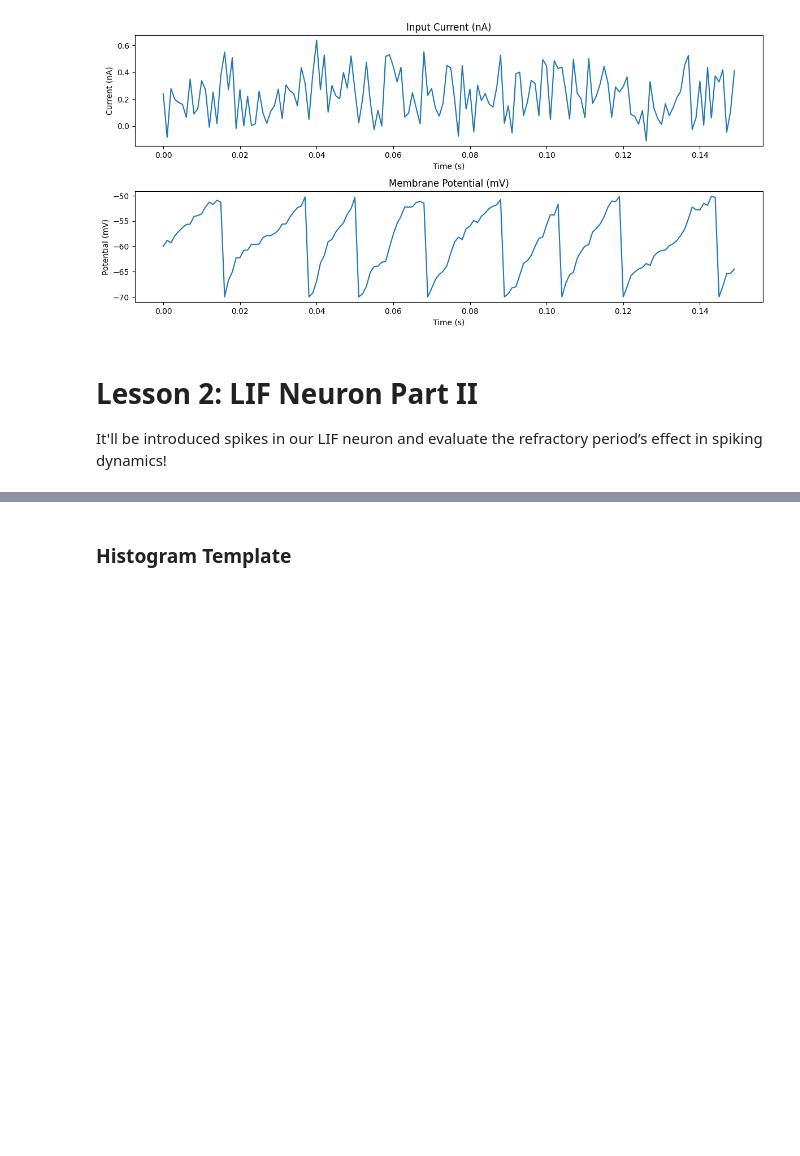
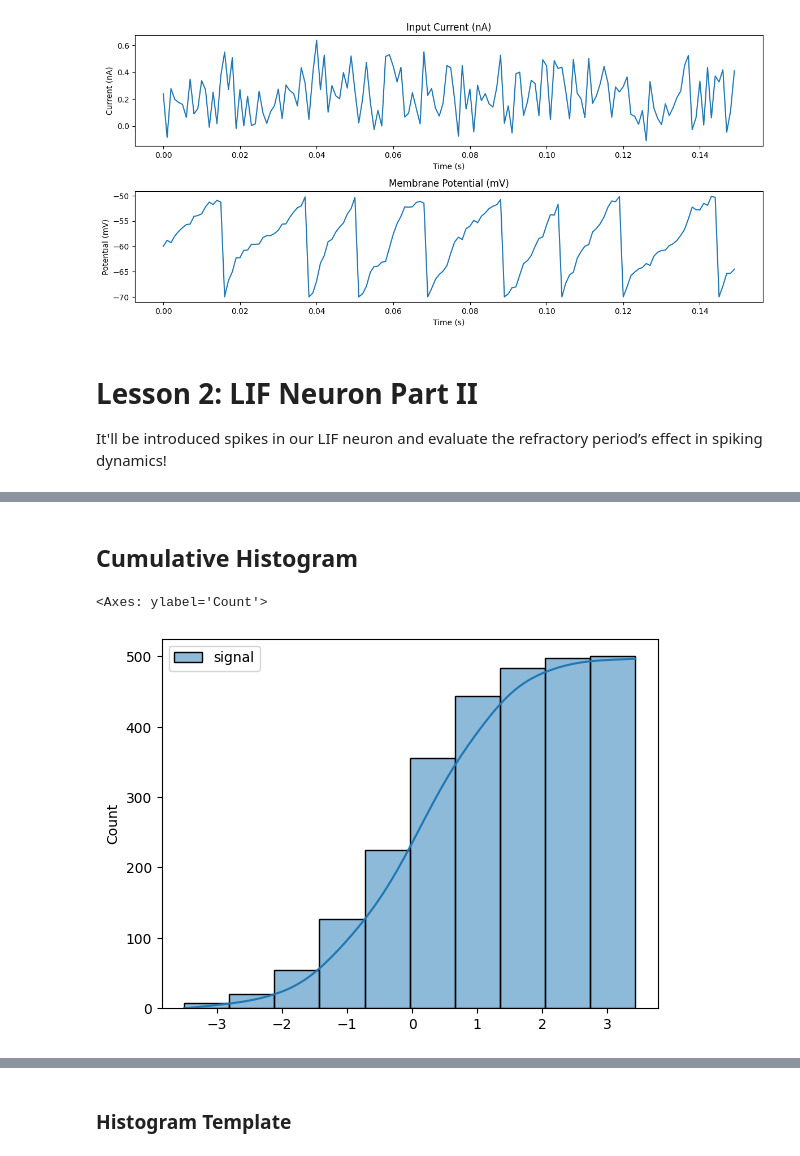
Before and after one commit to igorconsulting/neuromatch, a Jupyter notebook: experimentation.ipynb, the cells around one changed output, grey strips where cells are left out. Saved outputs shown, nothing was run; the diff lists cells and outputs as text; code cells hidden in the pictures; blank space fills up the shorter version.

```diff
--- a/experimentation.ipynb
+++ b/experimentation.ipynb
@@ -190,0 +250,7 @@ $$N = \sum_{j=1}^{J} m_j$$
+# %% [markdown]
+## Cumulative Histogram
+# %%
+sns.histplot(data=example_data,bins=10,kde=True, cumulative=True)
+# %% [output]
+<Axes: ylabel='Count'>
+[figure, added]
```
Also changed, not shown: parts of 10 cells of this notebook.
